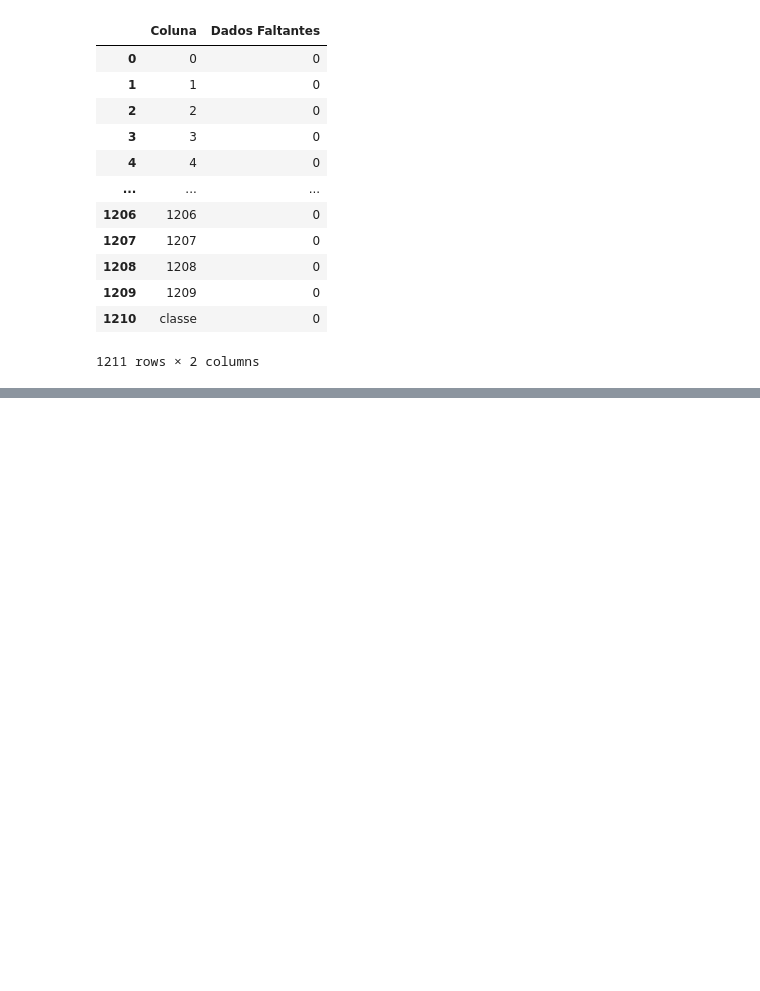
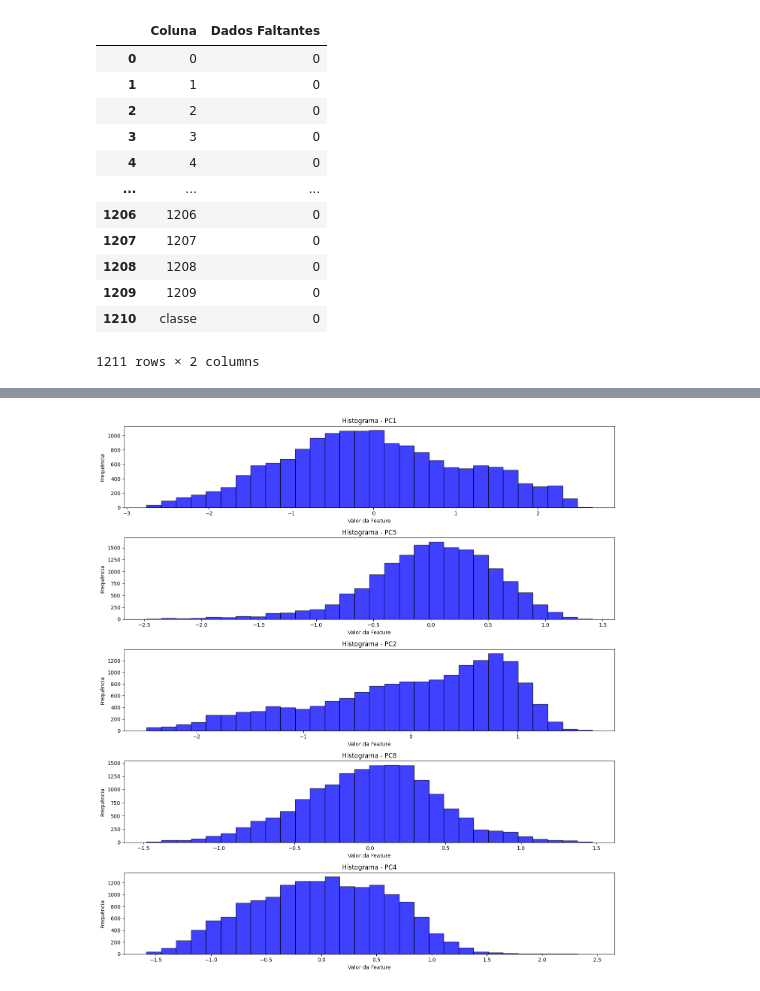
Before and after one commit to larissatx11/Projeto-IA, a Jupyter notebook: errorScan.ipynb, the cells around one changed output, grey strips where cells are left out. Saved outputs shown, nothing was run; the diff lists cells and outputs as text; code cells hidden in the pictures; blank space fills up the shorter version.

```diff
--- a/errorScan.ipynb
+++ b/errorScan.ipynb
@@ -142,0 +78,4 @@ y = dfErro['classe']
+# %%
+from imblearn.under_sampling import NearMiss
+nm = NearMiss(version=1, sampling_strategy={0: 2000, 1: 2000})
+X_reduzido, y_reduzido = nm.fit_resample(X_pca, y)
@@ -142,0 +95,17 @@ y = dfErro['classe']
+# %%
+import numpy as np
+import pandas as pd
+from sklearn.ensemble import RandomForestClassifier
+from sklearn.model_selection import train_test_split
+
+X_trainT, X_testT, y_trainT, y_testT = train_test_split(X_reduzido, y_reduzido, test_size=0.2, random_state=42)
+
+clf = RandomForestClassifier(n_estimators=100, random_state=42)
+clf.fit(X_trainT, y_trainT)
+
+feature_importances = pd.Series(clf.feature_importances_, index=[f'PC{i+1}' for i in range(X_pca.shape[1])])
+
+top_features = feature_importances.nlargest(5)
+
+print("Top 5 Features Mais Importantes pelo MDI:")
+print(top_features)
@@ -142,0 +120,23 @@ y = dfErro['classe']
+# %%
+import matplotlib.pyplot as plt
+
+n_features = len(top_features)
+nrows = n_features
+ncols = 1
+
+fig, axes = plt.subplots(nrows=nrows, ncols=ncols, figsize=(14, 3 * nrows))
+
+if n_features == 1:
+    axes = [axes]
+
+for i, feature in enumerate(top_features.index):
+    feature_idx = int(feature[2:]) - 1
+    axes[i].hist(X_pca[:, feature_idx], bins=30, alpha=0.75, color='blue', edgecolor='black')
+    axes[i].set_title(f'Histograma - {feature}')
+    axes[i].set_xlabel('Valor da Feature')
+    axes[i].set_ylabel('Frequência')
+
+plt.tight_layout()
+plt.show()
+# %% [output]
+[figure, added]
```
Also changed, not shown: parts of 29 cells of this notebook.
